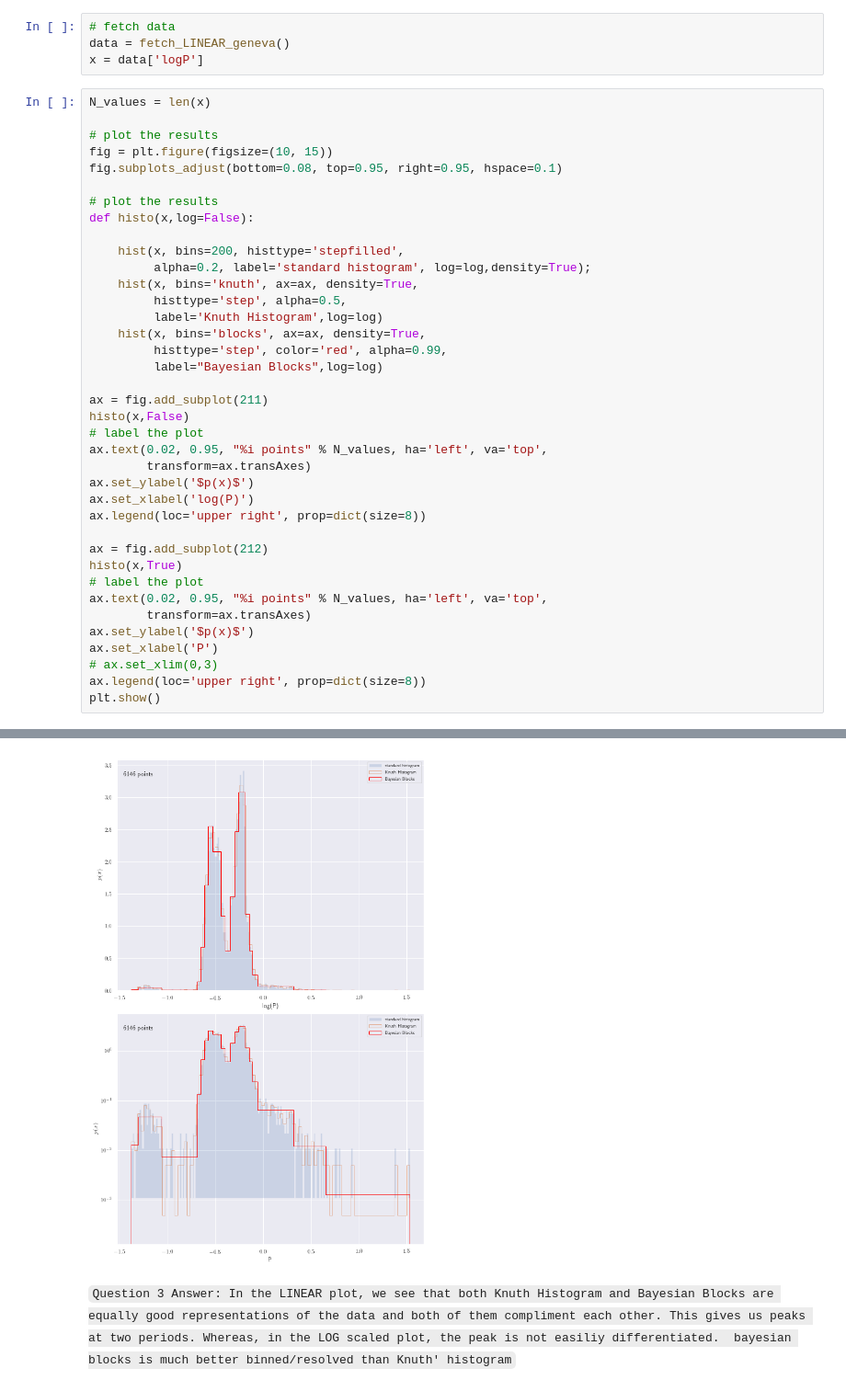
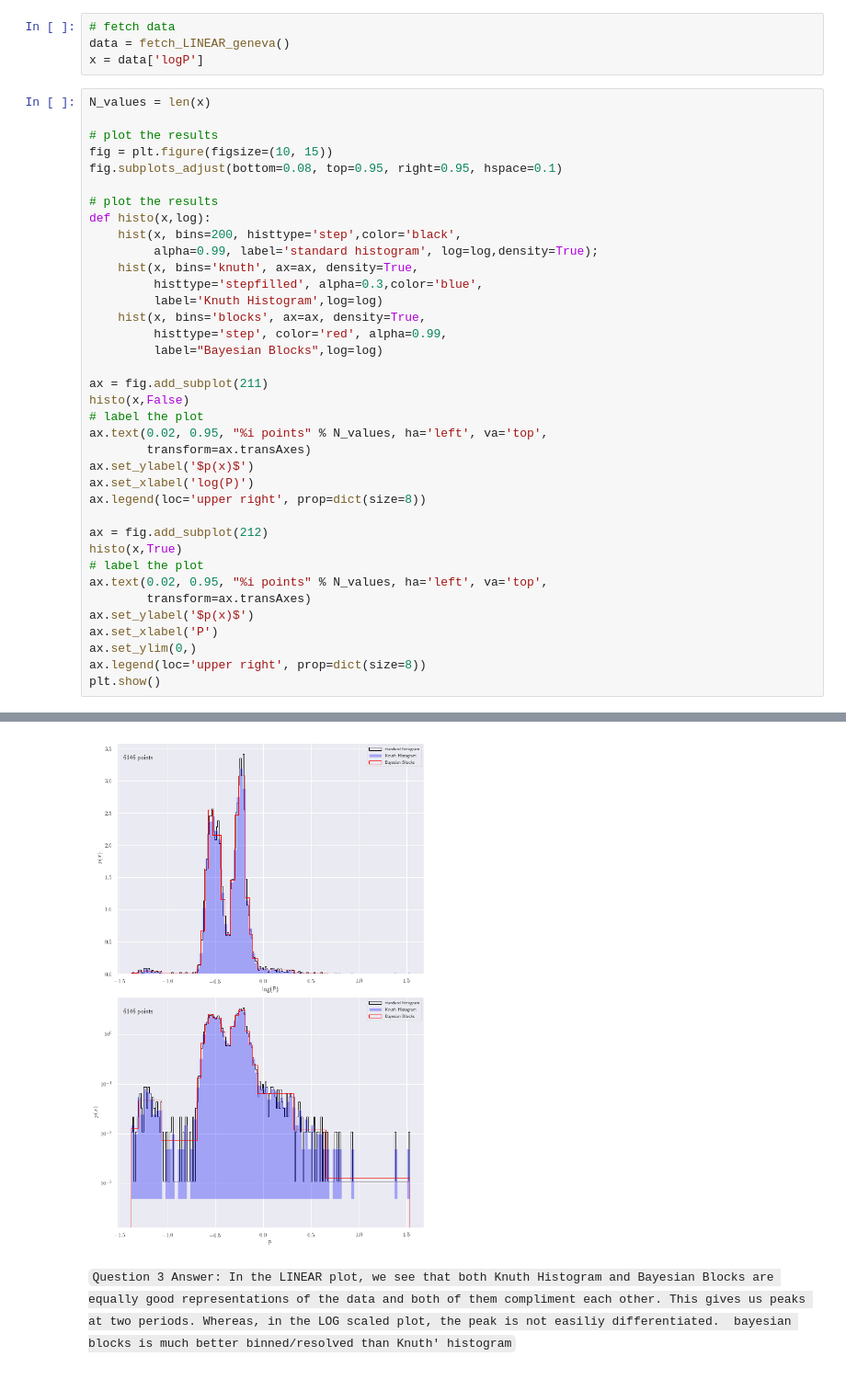
Before and after one commit to varunchaturmutha/homework, a Jupyter notebook: HW3.ipynb, the cells around one changed output, grey strips where cells are left out. Shown: that part at 92% size. Drawn from its saved outputs; the diff is of its cells as text.

```diff
--- a/HW3.ipynb
+++ b/HW3.ipynb
@@ -238,12 +238,11 @@ fig = plt.figure(figsize=(10, 15))
 fig.subplots_adjust(bottom=0.08, top=0.95, right=0.95, hspace=0.1)
 
 # plot the results
-def histo(x,log=False):
-
-    hist(x, bins=200, histtype='stepfilled',
-         alpha=0.2, label='standard histogram', log=log,density=True);
+def histo(x,log):
+    hist(x, bins=200, histtype='step',color='black',
+         alpha=0.99, label='standard histogram', log=log,density=True);
     hist(x, bins='knuth', ax=ax, density=True,
-         histtype='step', alpha=0.5,
+         histtype='stepfilled', alpha=0.3,color='blue',
          label='Knuth Histogram',log=log)
     hist(x, bins='blocks', ax=ax, density=True,
          histtype='step', color='red', alpha=0.99,
@@ -265,7 +264,7 @@ ax.text(0.02, 0.95, "%i points" % N_values, ha='left', va='top',
         transform=ax.transAxes)
 ax.set_ylabel('$p(x)$')
 ax.set_xlabel('P')
-# ax.set_xlim(0,3)
+ax.set_ylim(0,)
 ax.legend(loc='upper right', prop=dict(size=8))
 plt.show()
 # %% [output]
@@ -272,4 +272,4 @@ plt.show()
-[figure, old version]
+[figure, new version]
 # %% [markdown]
 `Question 3 Answer: In the LINEAR plot, we see that both Knuth Histogram and Bayesian Blocks are equally good representations of the data and both of them compliment each other. This gives us peaks at two periods.
 Whereas, in the LOG scaled plot, the peak is not easiliy differentiated.  bayesian blocks is much better binned/resolved than Knuth' histogram`
```
Also changed, not shown: parts of 1 cell of this notebook.
